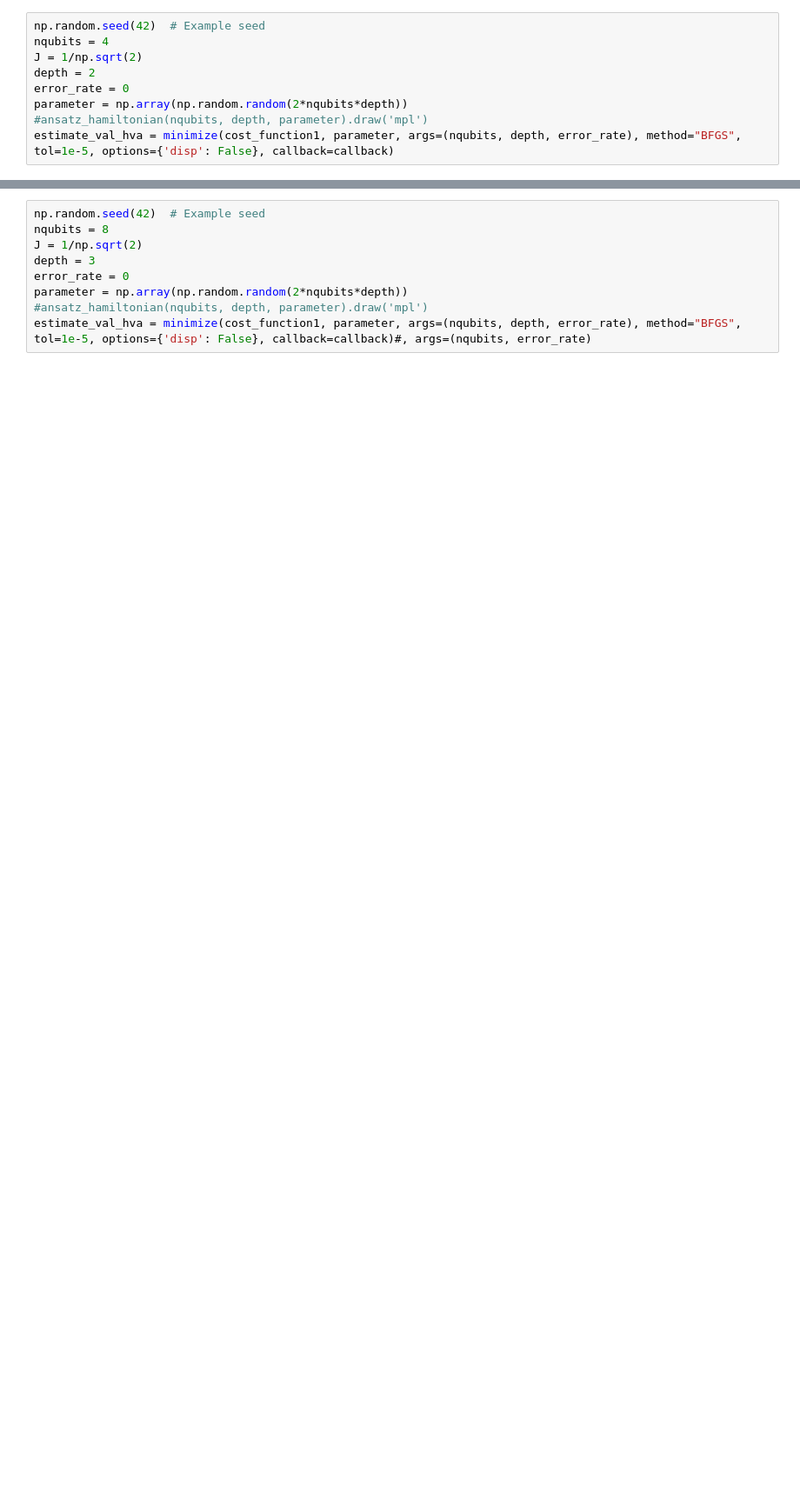
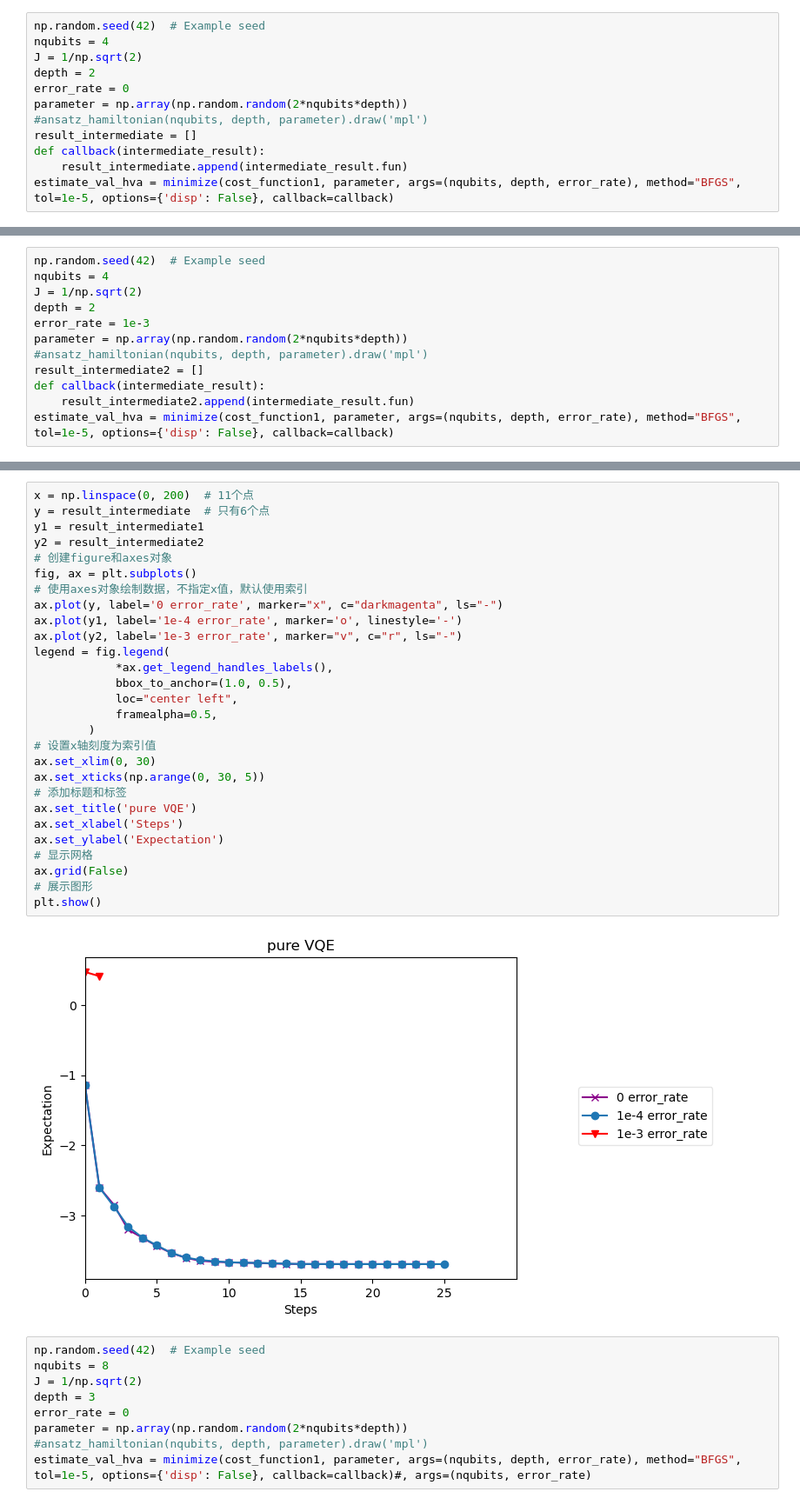
Before and after one commit to schauu/vqe_U, a Jupyter notebook: TrotterQRTE/VQE_cosine.ipynb, the cells around one changed output, grey strips where cells are left out. Shown: that part at 87% size. Saved outputs shown, nothing was run; the diff lists cells and outputs as text; blank space fills up the shorter version.

```diff
--- a/TrotterQRTE/VQE_cosine.ipynb
+++ b/TrotterQRTE/VQE_cosine.ipynb
@@ -114,4 +127,7 @@ depth = 2
 error_rate = 0
 parameter = np.array(np.random.random(2*nqubits*depth))
 #ansatz_hamiltonian(nqubits, depth, parameter).draw('mpl')
+result_intermediate = []
+def callback(intermediate_result):
+    result_intermediate.append(intermediate_result.fun)
 estimate_val_hva = minimize(cost_function1, parameter, args=(nqubits, depth, error_rate), method="BFGS", tol=1e-5, options={'disp': False}, callback=callback)
@@ -135,0 +170,12 @@ estimate_val_hva = minimize(cost_function1, parameter, args=(nqubits, depth, err
+# %%
+np.random.seed(42)  # Example seed
+nqubits = 4
+J = 1/np.sqrt(2)
+depth = 2
+error_rate = 1e-3
+parameter = np.array(np.random.random(2*nqubits*depth))
+#ansatz_hamiltonian(nqubits, depth, parameter).draw('mpl')
+result_intermediate2 = []
+def callback(intermediate_result):
+    result_intermediate2.append(intermediate_result.fun)
+estimate_val_hva = minimize(cost_function1, parameter, args=(nqubits, depth, error_rate), method="BFGS", tol=1e-5, options={'disp': False}, callback=callback)
@@ -136,3 +186,33 @@ estimate_val_hva = minimize(cost_function1, parameter, args=(nqubits, depth, err
+# %%
+x = np.linspace(0, 200)  # 11个点
+y = result_intermediate  # 只有6个点
+y1 = result_intermediate1
+y2 = result_intermediate2
+# 创建figure和axes对象
+fig, ax = plt.subplots()
+# 使用axes对象绘制数据，不指定x值，默认使用索引
+ax.plot(y, label='0 error_rate', marker="x", c="darkmagenta", ls="-")
+ax.plot(y1, label='1e-4 error_rate', marker='o', linestyle='-')
+ax.plot(y2, label='1e-3 error_rate', marker="v", c="r", ls="-")
+legend = fig.legend(
+            *ax.get_legend_handles_labels(),
+            bbox_to_anchor=(1.0, 0.5),
+            loc="center left",
+            framealpha=0.5,
+        )
+# 设置x轴刻度为索引值
+ax.set_xlim(0, 30)
+ax.set_xticks(np.arange(0, 30, 5))
+# 添加标题和标签
+ax.set_title('pure VQE')
+ax.set_xlabel('Steps')
+ax.set_ylabel('Expectation')
+# 显示网格
+ax.grid(False)
+# 展示图形
+plt.show()
+# %% [output]
+[figure, added]
 # %%
 np.random.seed(42)  # Example seed
 nqubits = 8
```
Also changed, not shown: parts of 25 cells of this notebook, 3 other files.
